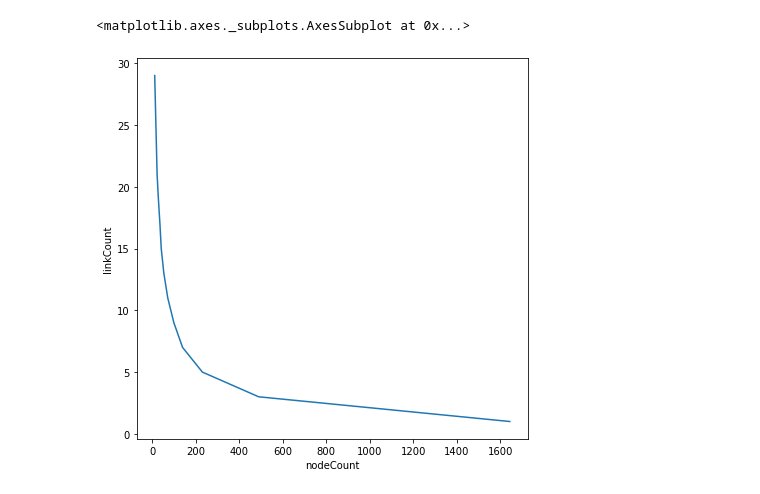
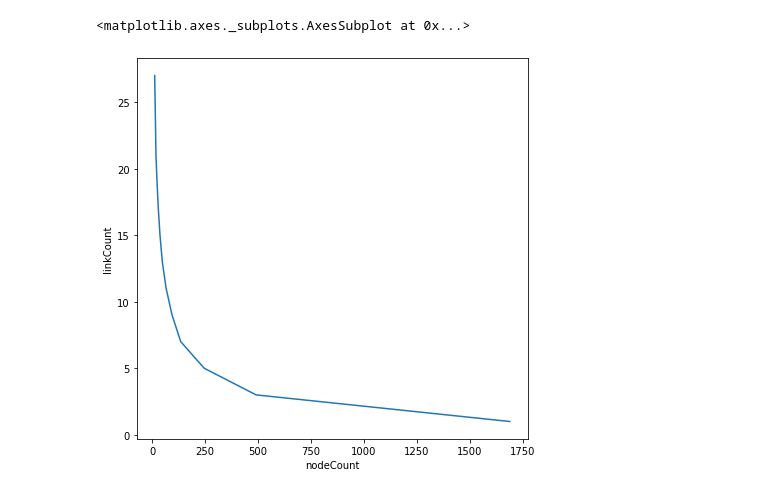
Before and after one commit to smithna/NODES2020, a Jupyter notebook: Power Laws.ipynb, the cells around one changed output. Drawn from its saved outputs; the diff is of its cells as text; code cells hidden in the pictures.

```diff
--- a/Power Laws.ipynb
+++ b/Power Laws.ipynb
@@ -65,9 +56,8 @@ linkCounts[rowNumber] as linkCount"""
 long_tail_df = query_to_pandas(driver, long_tail_query)
 # %%
 f, ax = plt.subplots(figsize=(7,7))
-sns.lineplot(data=long_tail_df[(long_tail_df['probability']==0.5)
-                              & (long_tail_df['nodeCount']>10)
+sns.lineplot(data=long_tail_df[(long_tail_df['nodeCount']>10)
                               & (long_tail_df['linkCount'])>0], y="linkCount", x="nodeCount")
 # %% [output]
 <matplotlib.axes._subplots.AxesSubplot at 0x...>
-[figure, old version]
+[figure, new version]
```
Also changed, not shown: parts of 6 cells of this notebook, 31 other files.
